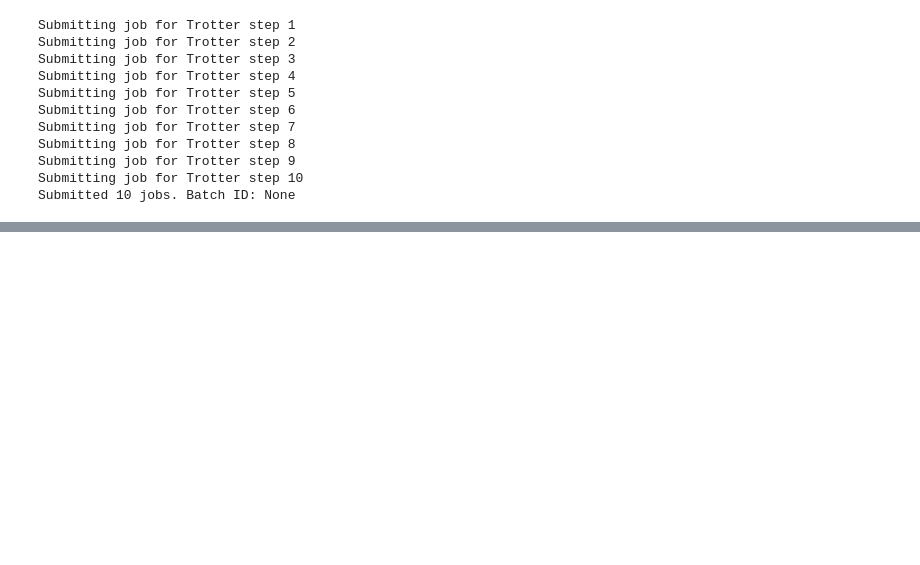
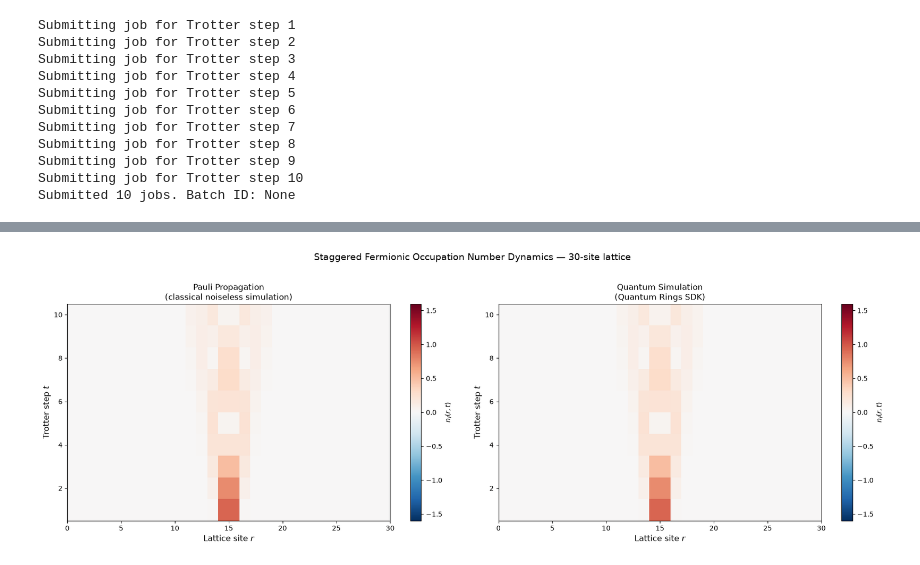
Before and after one commit to Quantum-Rings/ExampleNotebooks, a Jupyter notebook: Qiskit2/Tutorials from Qiskit/QR for qiskit - Hadron Dynamics.ipynb, the cells around one changed output, grey strips where cells are left out. Cells and saved outputs as stored; diff of their text form; code cells hidden in the pictures; blank space fills up the shorter version.

```diff
--- a/Qiskit2/Tutorials from Qiskit/QR for qiskit - Hadron Dynamics.ipynb
+++ b/Qiskit2/Tutorials from Qiskit/QR for qiskit - Hadron Dynamics.ipynb
@@ -677,0 +791,55 @@ Time taken = 615.7437858581543
+# %%
+# --- PPM heatmap and comparison with hardware ---
+N_mid_pp = get_number(pp_expvals_mid, num_lattice_point_hw)
+N_pp = get_number(pp_expvals, num_lattice_point_hw)
+N_diff_pp = calculate_difference(N_mid_pp, N_pp, num_lattice_point_hw)
+
+N_diff_pp_arr = np.array(N_diff_pp)
+
+fig, axes = plt.subplots(1, 2, figsize=(18, 6))
+vmax = np.abs(N_hw).max()
+vmin = -vmax
+norm = TwoSlopeNorm(vmin=vmin, vcenter=0, vmax=vmax)
+
+# PPM result
+im0 = axes[0].imshow(
+    N_diff_pp_arr,
+    aspect="auto",
+    origin="lower",
+    cmap="RdBu_r",
+    norm=norm,
+    extent=[0, num_lattice_point_hw, 0.5, len(trotter_steps_hw) + 0.5],
+)
+axes[0].set_xlabel("Lattice site $r$", fontsize=12)
+axes[0].set_ylabel("Trotter step $t$", fontsize=12)
+axes[0].set_title(
+    "Pauli Propagation\n(classical noiseless simulation)", fontsize=12
+)
+plt.colorbar(im0, ax=axes[0], label="$n_f(r,t)$")
+
+# Hardware result
+im1 = axes[1].imshow(
+    N_diff_hw_arr,
+    aspect="auto",
+    origin="lower",
+    cmap="RdBu_r",
+    norm=norm,
+    extent=[0, num_lattice_point_hw, 0.5, len(trotter_steps_hw) + 0.5],
+)
+axes[1].set_xlabel("Lattice site $r$", fontsize=12)
+axes[1].set_ylabel("Trotter step $t$", fontsize=12)
+axes[1].set_title(
+    "Quantum Simulation\n(Quantum Rings SDK)",
+    fontsize=12,
+)
+plt.colorbar(im1, ax=axes[1], label="$n_f(r,t)$")
+
+plt.suptitle(
+    "Staggered Fermionic Occupation Number Dynamics — 30-site lattice",
+    fontsize=14,
+    y=1.02,
+)
+plt.tight_layout()
+plt.show()
+# %% [output]
+[figure, added]
```
Also changed, not shown: parts of 6 cells of this notebook.
